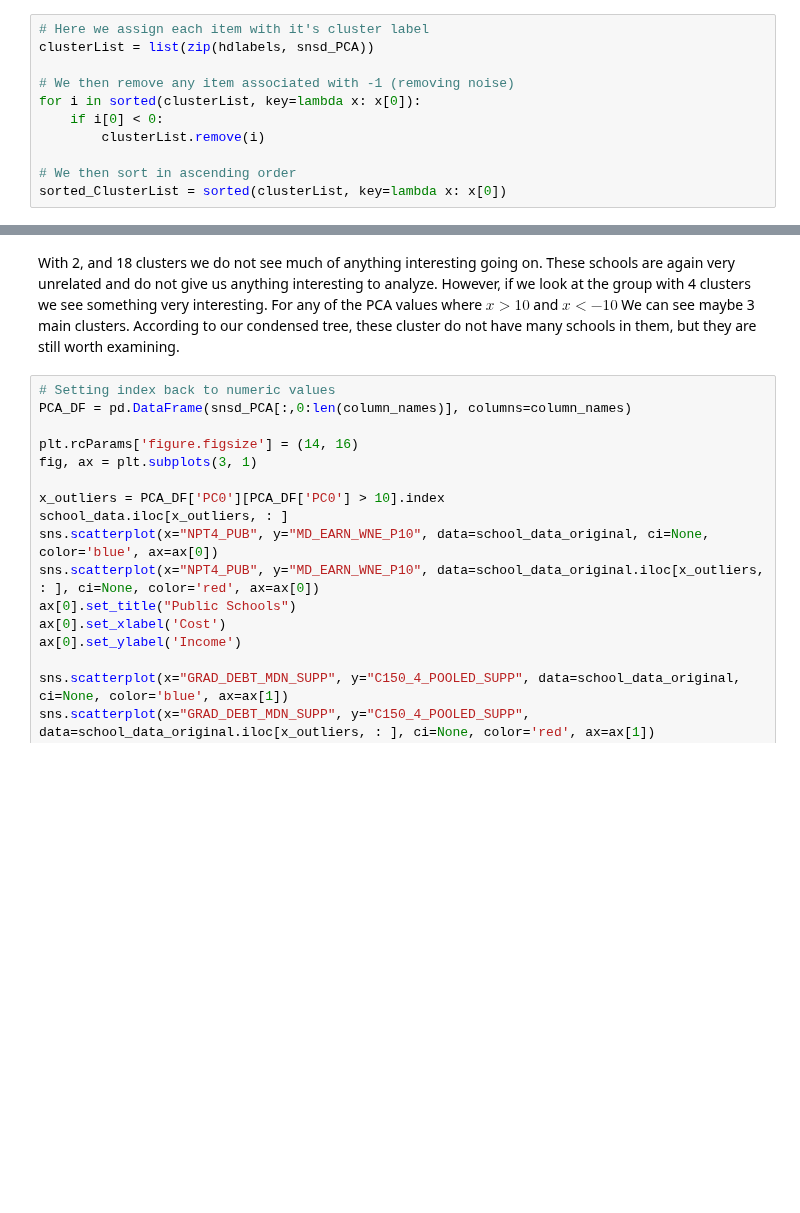
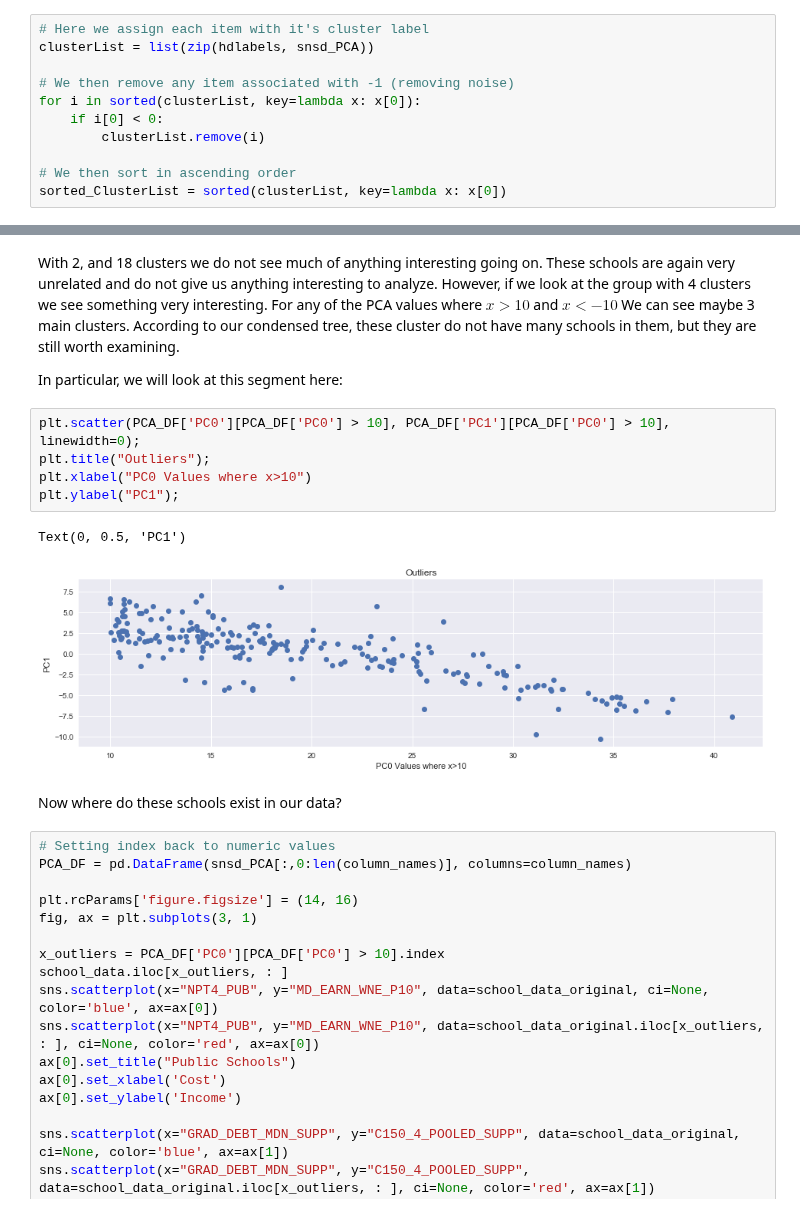
Before and after one commit to Kazutadashi/final-project-comp-5360, a Jupyter notebook: Final Project.ipynb, the cells around one changed output, grey strips where cells are left out. Cells and saved outputs as stored; diff of their text form; blank space fills up the shorter version.

```diff
--- a/Final Project.ipynb
+++ b/Final Project.ipynb
@@ -804,5 +806,17 @@ plt.title("Hierarchical DBSCAN with 12 Clusters");
 # %% [markdown]
 With 2, and 18 clusters we do not see much of anything interesting going on. These schools are again very unrelated and do not give us anything interesting to analyze. However, if we look at the group with 4 clusters we see something very interesting. For any of the PCA values where $x > 10$ and $x < -10$ We can see maybe 3 main clusters. According to our condensed tree, these cluster do not have many schools in them, but they are still worth examining.
+
+In particular, we will look at this segment here:
+# %%
+plt.scatter(PCA_DF['PC0'][PCA_DF['PC0'] > 10], PCA_DF['PC1'][PCA_DF['PC0'] > 10],  linewidth=0);
+plt.title("Outliers");
+plt.xlabel("PC0 Values where x>10")
+plt.ylabel("PC1");
+# %% [output]
+Text(0, 0.5, 'PC1')
+[figure, added]
+# %% [markdown]
+Now where do these schools exist in our data?
 # %%
 # Setting index back to numeric values
 PCA_DF = pd.DataFrame(snsd_PCA[:,0:len(column_names)], columns=column_names)
```
Also changed, not shown: parts of 22 cells of this notebook.
